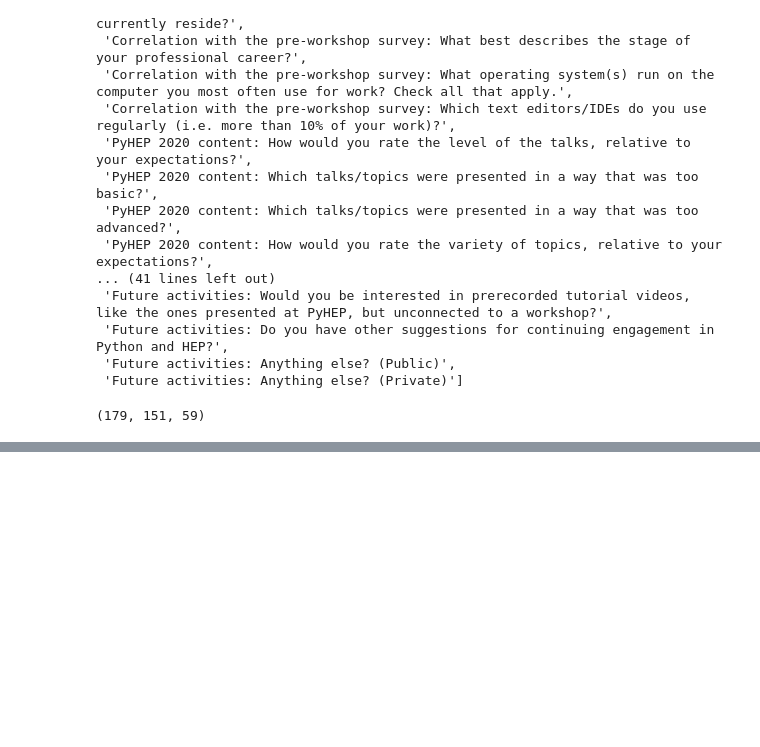
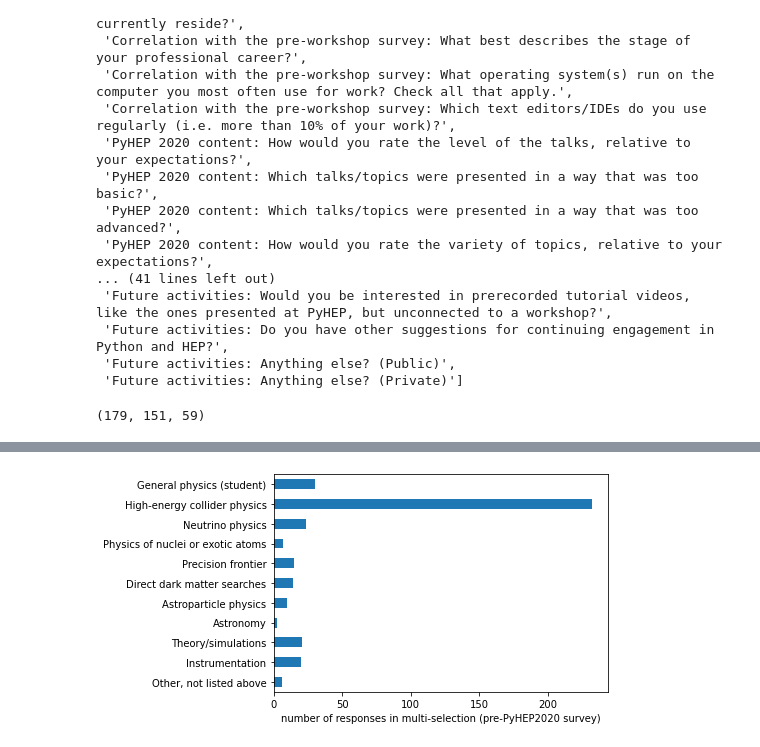
Before and after one commit to jpivarski-talks/2021-02-24-reload-statistics, a Jupyter notebook: analyze-pyhep2020.ipynb, the cells around one changed output, grey strips where cells are left out. Drawn from its saved outputs; the diff is of its cells as text; code cells hidden in the pictures; blank space fills up the shorter version.

```diff
--- a/analyze-pyhep2020.ipynb
+++ b/analyze-pyhep2020.ipynb
@@ -225,0 +352,23 @@ len(post), len(post_indexed), len(correlated)
+# %%
+options = [
+    "General physics (student)",
+    "High-energy collider physics",
+    "Neutrino physics",
+    "Physics of nuclei or exotic atoms",
+    "Precision frontier",
+    "Direct dark matter searches",
+    "Astroparticle physics",
+    "Astronomy",
+    "Theory/simulations",
+    "Instrumentation",
+    "Other, not listed above",
+]
+def explode(responses):
+    responses = [response.strip() for response in responses.split(";")]
+    return [1.0 if option in responses else 0.0 for option in options]
+exploded = pre[["Professional life: If you're involved in physics, what area(s) do you study?"]].fillna("").applymap(explode)
+indicator = pd.DataFrame(exploded.iloc[:, 0].tolist(), columns=options)
+indicator.div(indicator.sum(axis=1), axis=0).sum(axis=0).iloc[::-1].plot.barh()
+plt.xlabel("number of responses in multi-selection (pre-PyHEP2020 survey)");
+# %% [output]
+[figure, added]
```
Also changed, not shown: parts of 10 cells of this notebook.
